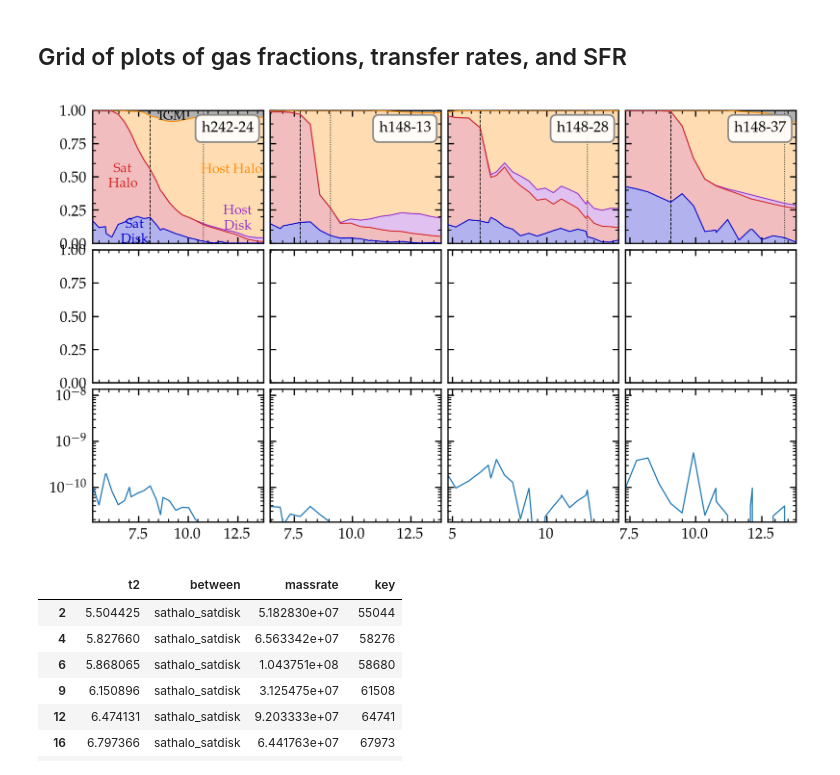
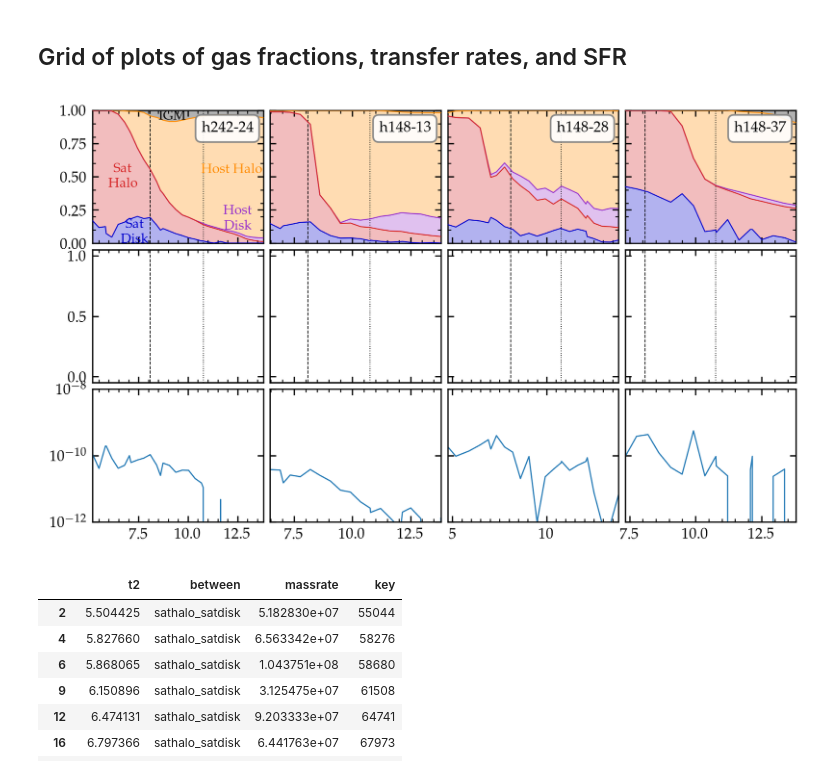
Before and after one commit to hollisakins/Justice_League_Code, a Jupyter notebook: Analysis/RamPressure/ParticleTrackingPlots.ipynb, the cells around one changed output. Cells and saved outputs as stored; diff of their text form; code cells hidden in the pictures.

```diff
--- a/Analysis/RamPressure/ParticleTrackingPlots.ipynb
+++ b/Analysis/RamPressure/ParticleTrackingPlots.ipynb
@@ -574,10 +574,17 @@ plt.show()
 ### question I have yet to answer: is it common for gas particles to get ejected from satellite disk into satellite halo, then get stripped into the host halo? i.e. what is the delay time between those two events for a particle that eventually ends up in the host halo
 # %% [markdown]
 ## Grid of plots of gas fractions, transfer rates, and SFR
+# %%
+def plot_tinfall_tquench(key, ax):
+    timescales = read_timescales()
+    t = timescales[(timescales.sim==key[:4])&(timescales.haloid==int(key[5:]))]
+    tinfall = age - t.tinfall.squeeze()
+    tquench = age - t.tquench.squeeze()
+    ax.axline((tinfall,0),(tinfall,1),linestyle='--', linewidth=0.5, color='k')
+    ax.axline((tquench,0),(tquench,1),linestyle=':', linewidth=0.5, color='k')
 # %%
 def fill_fractions_ax(key, ax, label=False):
     data = pd.read_hdf(path, key=key)
-    timescales = read_timescales()
 
     # temporary
     data = data.rename(columns={'sat_disk': 'sat_disk_wrong', 'host_disk': 'host_disk_wrong',
@@ -603,10 +610,6 @@ def fill_fractions_ax(key, ax, label=False):
     frac_lost = 1 - (frac_satdisk+frac_sathalo+frac_hostdisk+frac_hosthalo+frac_IGM)
 
 
-    t = timescales[(timescales.sim==key[:4])&(timescales.haloid==int(key[-2:]))]
-    tinfall = age - t.tinfall.tolist()[0]
-    tquench = age - t.tquench.tolist()[0]
-
     lw = 0.6
     alpha = 0.3
     fontsize = 8
@@ -627,8 +630,7 @@ def fill_fractions_ax(key, ax, label=False):
     ax.fill_between(times, frac_satdisk+frac_sathalo+frac_hostdisk+frac_hosthalo,frac_satdisk+frac_sathalo+frac_hostdisk+frac_hosthalo+frac_IGM, fc=colors[4], alpha=alpha)
     ax.plot(times, frac_satdisk+frac_sathalo+frac_hostdisk+frac_hosthalo+frac_IGM, color=colors[4], linewidth=lw, zorder=2)
 
-    ax.axline((tinfall,0),(tinfall,1),linestyle='--', linewidth=0.5, color='k')
-    ax.axline((tquench,0),(tquench,1),linestyle=':', linewidth=0.5, color='k')
+
 
     ax.set_xlim(min(times),max(times))
     ax.set_ylim(0,1)
@@ -683,6 +685,7 @@ def fill_sfr_ax(key, ax):
 
     ax.plot(time, sSFR, linewidth=0.7)
     ax.semilogy()
+    ax.set_ylim(1e-12,1e-8)
 # %%
 fig = plt.figure(figsize=(7.5,4.5),dpi=300)
 
@@ -713,35 +716,35 @@ axes = np.array([sat1_axes,sat2_axes,sat3_axes,sat4_axes]).flatten()
 
 
 keys = ['h242_24', 'h148_13', 'h148_28', 'h148_37', 'h148_68', 'h229_20', 'h229_22', 'h242_80']
 fill_fractions_ax(keys[0],sat1_axes[0], label=True)
 # fill_transfers_ax(keys[0],sat1_axes[1])
 fill_sfr_ax(keys[0],sat1_axes[2])
 
-
 fill_fractions_ax(keys[1],sat2_axes[0], label=True)
 # fill_transfers_ax(keys[1],sat2_axes[1])
 fill_sfr_ax(keys[1],sat2_axes[2])
 
 fill_fractions_ax(keys[2],sat3_axes[0], label=True)
 # fill_transfers_ax(keys[2],sat3_axes[1])
 fill_sfr_ax(keys[2],sat3_axes[2])
 
 fill_fractions_ax(keys[3],sat4_axes[0], label=True)
 # fill_transfers_ax(keys[3],sat4_axes[1])
 fill_sfr_ax(keys[3],sat4_axes[2])
 
 for ax in axes:
+    plot_tinfall_tquench(key,ax)
     ax.tick_params(direction='in', which='both', right=True, top=True)
 
 for ax in np.array([sat2_axes,sat3_axes,sat4_axes]).flatten():
     ax.tick_params(labelleft=False)
 
 for ax in np.array([sat1_axes[:-1],sat2_axes[:-1],sat3_axes[:-1],sat4_axes[:-1]]).flatten():
     ax.tick_params(labelbottom=False)
 
 plt.show()
 # %% [output]
-[figure, old version]
+[figure, new version]
 # %%
 r2
 # %% [output]
```
Also changed, not shown: 1 other file.
